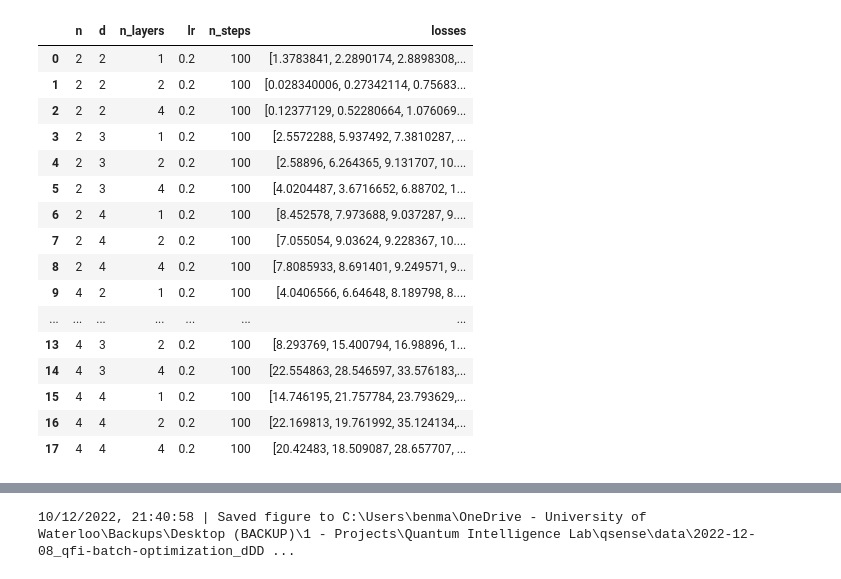
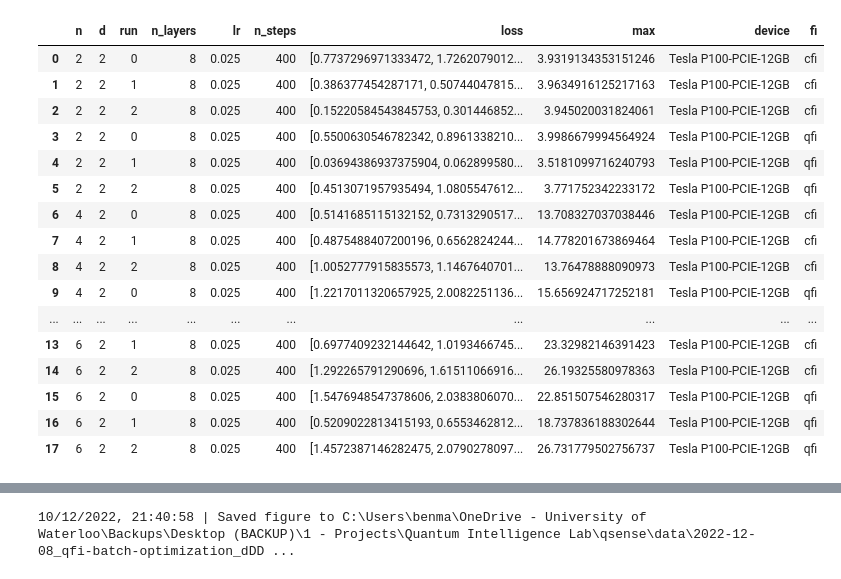
Before and after one commit to benjimaclellan/queso, a Jupyter notebook: experiments/analyze_batch.ipynb, the cells around one changed output, grey strips where cells are left out. Cells and saved outputs as stored; diff of their text form; code cells hidden in the pictures.

```diff
--- a/experiments/analyze_batch.ipynb
+++ b/experiments/analyze_batch.ipynb
@@ -7,5 +7,5 @@ from qsense.io import IO
 # %%
-io = IO(folder=r"2022-12-08_qfi-batch-optimization_dDD9")
-df = io.load_dataframe(filename="qfi-batch")
+io = IO(folder=r"2023-01-16_cfi-qfi-batch_6415")
+df = io.load_dataframe(filename="batch")
 df
 # %% [output]
@@ -13,18 +13,18 @@ df
-|  | n | d | n_layers | lr | n_steps | losses |
-| 0 | 2 | 2 | 1 | 0.2 | 100 | [1.3783841, 2.2890174, 2.8898308,... |
-| 1 | 2 | 2 | 2 | 0.2 | 100 | [0.028340006, 0.27342114, 0.75683... |
-| 2 | 2 | 2 | 4 | 0.2 | 100 | [0.12377129, 0.52280664, 1.076069... |
-| 3 | 2 | 3 | 1 | 0.2 | 100 | [2.5572288, 5.937492, 7.3810287, ... |
-| 4 | 2 | 3 | 2 | 0.2 | 100 | [2.58896, 6.264365, 9.131707, 10.... |
-| 5 | 2 | 3 | 4 | 0.2 | 100 | [4.0204487, 3.6716652, 6.88702, 1... |
-| 6 | 2 | 4 | 1 | 0.2 | 100 | [8.452578, 7.973688, 9.037287, 9.... |
-| 7 | 2 | 4 | 2 | 0.2 | 100 | [7.055054, 9.03624, 9.228367, 10.... |
-| 8 | 2 | 4 | 4 | 0.2 | 100 | [7.8085933, 8.691401, 9.249571, 9... |
-| 9 | 4 | 2 | 1 | 0.2 | 100 | [4.0406566, 6.64648, 8.189798, 8.... |
-| ... | ... | ... | ... | ... | ... | ... |
-| 13 | 4 | 3 | 2 | 0.2 | 100 | [8.293769, 15.400794, 16.98896, 1... |
-| 14 | 4 | 3 | 4 | 0.2 | 100 | [22.554863, 28.546597, 33.576183,... |
-| 15 | 4 | 4 | 1 | 0.2 | 100 | [14.746195, 21.757784, 23.793629,... |
-| 16 | 4 | 4 | 2 | 0.2 | 100 | [22.169813, 19.761992, 35.124134,... |
-| 17 | 4 | 4 | 4 | 0.2 | 100 | [20.42483, 18.509087, 28.657707, ... |
+|  | n | d | run | n_layers | lr | n_steps | loss | max | device | fi |
+| 0 | 2 | 2 | 0 | 8 | 0.025 | 400 | [0.7737296971333472, 1.7262079012... | 3.9319134353151246 | Tesla P100-PCIE-12GB | cfi |
+| 1 | 2 | 2 | 1 | 8 | 0.025 | 400 | [0.386377454287171, 0.50744047815... | 3.9634916125217163 | Tesla P100-PCIE-12GB | cfi |
+| 2 | 2 | 2 | 2 | 8 | 0.025 | 400 | [0.15220584543845753, 0.301446852... | 3.945020031824061 | Tesla P100-PCIE-12GB | cfi |
+| 3 | 2 | 2 | 0 | 8 | 0.025 | 400 | [0.5500630546782342, 0.8961338210... | 3.9986679994564924 | Tesla P100-PCIE-12GB | qfi |
+| 4 | 2 | 2 | 1 | 8 | 0.025 | 400 | [0.03694386937375904, 0.062899580... | 3.5181099716240793 | Tesla P100-PCIE-12GB | qfi |
+| 5 | 2 | 2 | 2 | 8 | 0.025 | 400 | [0.4513071957935494, 1.0805547612... | 3.771752342233172 | Tesla P100-PCIE-12GB | qfi |
+| 6 | 4 | 2 | 0 | 8 | 0.025 | 400 | [0.5141685115132152, 0.7313290517... | 13.708327037038446 | Tesla P100-PCIE-12GB | cfi |
+| 7 | 4 | 2 | 1 | 8 | 0.025 | 400 | [0.4875488407200196, 0.6562824244... | 14.778201673869464 | Tesla P100-PCIE-12GB | cfi |
+| 8 | 4 | 2 | 2 | 8 | 0.025 | 400 | [1.0052777915835573, 1.1467640701... | 13.76478888090973 | Tesla P100-PCIE-12GB | cfi |
+| 9 | 4 | 2 | 0 | 8 | 0.025 | 400 | [1.2217011320657925, 2.0082251136... | 15.656924717252181 | Tesla P100-PCIE-12GB | qfi |
+| ... | ... | ... | ... | ... | ... | ... | ... | ... | ... | ... |
+| 13 | 6 | 2 | 1 | 8 | 0.025 | 400 | [0.6977409232144642, 1.0193466745... | 23.32982146391423 | Tesla P100-PCIE-12GB | cfi |
+| 14 | 6 | 2 | 2 | 8 | 0.025 | 400 | [1.292265791290696, 1.61511066916... | 26.19325580978363 | Tesla P100-PCIE-12GB | cfi |
+| 15 | 6 | 2 | 0 | 8 | 0.025 | 400 | [1.5476948547378606, 2.0383806070... | 22.851507546280317 | Tesla P100-PCIE-12GB | qfi |
+| 16 | 6 | 2 | 1 | 8 | 0.025 | 400 | [0.5209022813415193, 0.6553462812... | 18.737836188302644 | Tesla P100-PCIE-12GB | qfi |
+| 17 | 6 | 2 | 2 | 8 | 0.025 | 400 | [1.4572387146282475, 2.0790278097... | 26.731779502756737 | Tesla P100-PCIE-12GB | qfi |
 # %%
```
Also changed, not shown: parts of 5 cells of this notebook, 2 other files.
